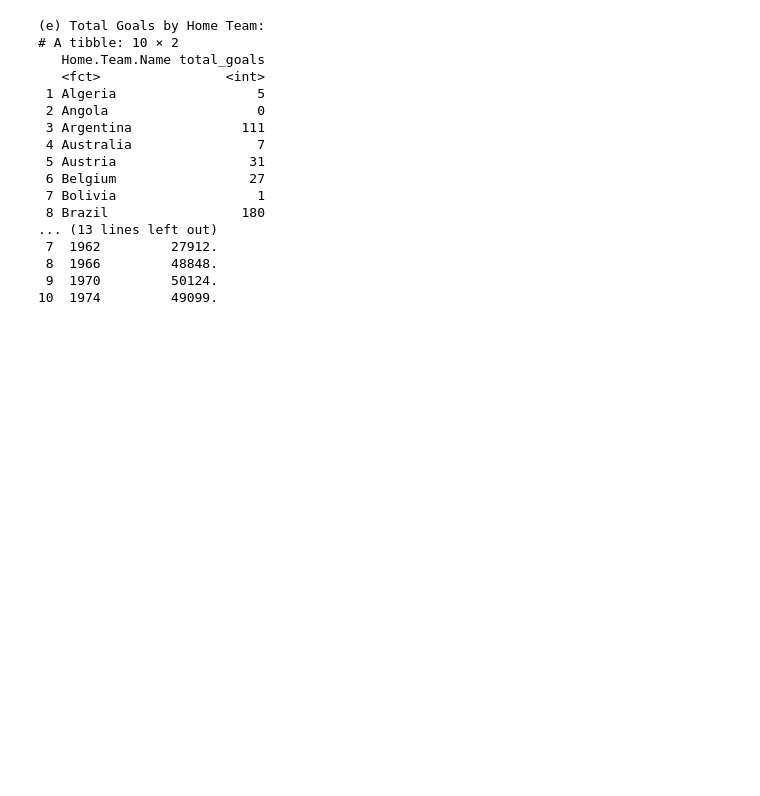
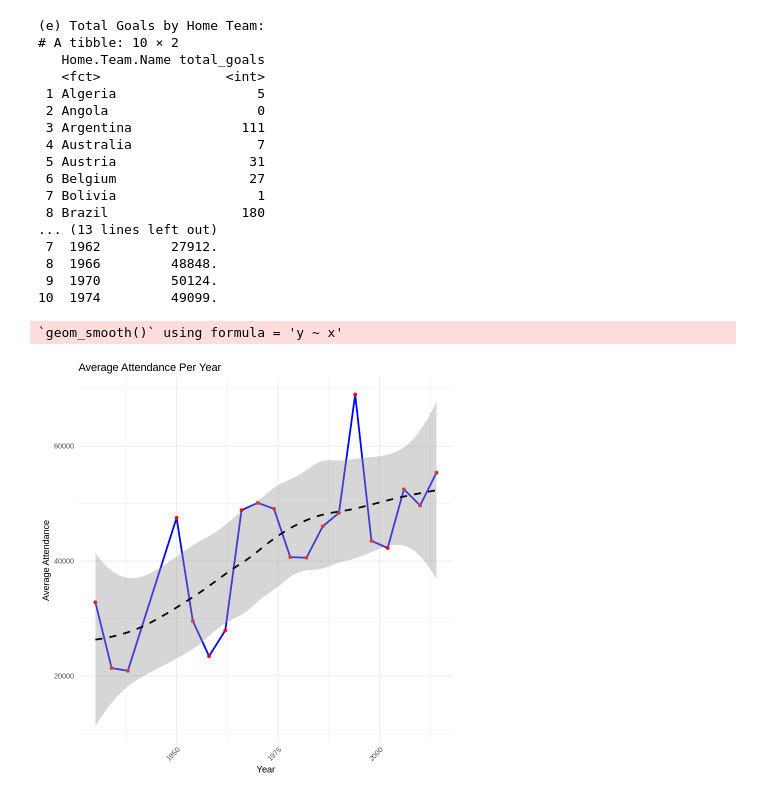
Before and after one commit to ealger22/CSC-302-W1-CSC-302-W2-202520-, a Jupyter notebook: HW2_1.ipynb, the cells around one changed output. Saved outputs shown, nothing was run; the diff lists cells and outputs as text; code cells hidden in the pictures; blank space fills up the shorter version.

Commit message:
Completed HW2-1: World Cup Data Analysis in R ► Analyzed WorldCupMatches.csv using R in Google Colab. ► Performed data cleaning and summarization using dplyr. ► Computed statistics on attendance, host cities, and goals per team. ► Plotted attendance trends over time using ggplot2. ► Fixed summarise() issue by ensuring dplyr was properly loaded.

```diff
--- a/HW2_1.ipynb
+++ b/HW2_1.ipynb
@@ -107,3 +107,20 @@ Installing package into ‘/usr/local/lib/R/site-library’
  8  1966         48848.
  9  1970         50124.
 10  1974         49099.
+# %%
+# Load ggplot2 library
+library(ggplot2)
+
+# Plot attendance trends over time with improvements
+ggplot(avg_attendance_per_year, aes(x = Year, y = avg_attendance)) +
+  geom_line(color = "blue", linewidth = 1) +  # Fix deprecated 'size' warning
+  geom_point(color = "red") +
+  geom_smooth(method = "loess", color = "black", linetype = "dashed") +  # Add trend line
+  labs(title = "Average Attendance Per Year",
+       x = "Year",
+       y = "Average Attendance") +
+  theme_minimal() +
+  theme(axis.text.x = element_text(angle = 45, hjust = 1))  # Rotate x-axis labels
+# %% [output]
+`geom_smooth()` using formula = 'y ~ x'
+[figure, added]
```
